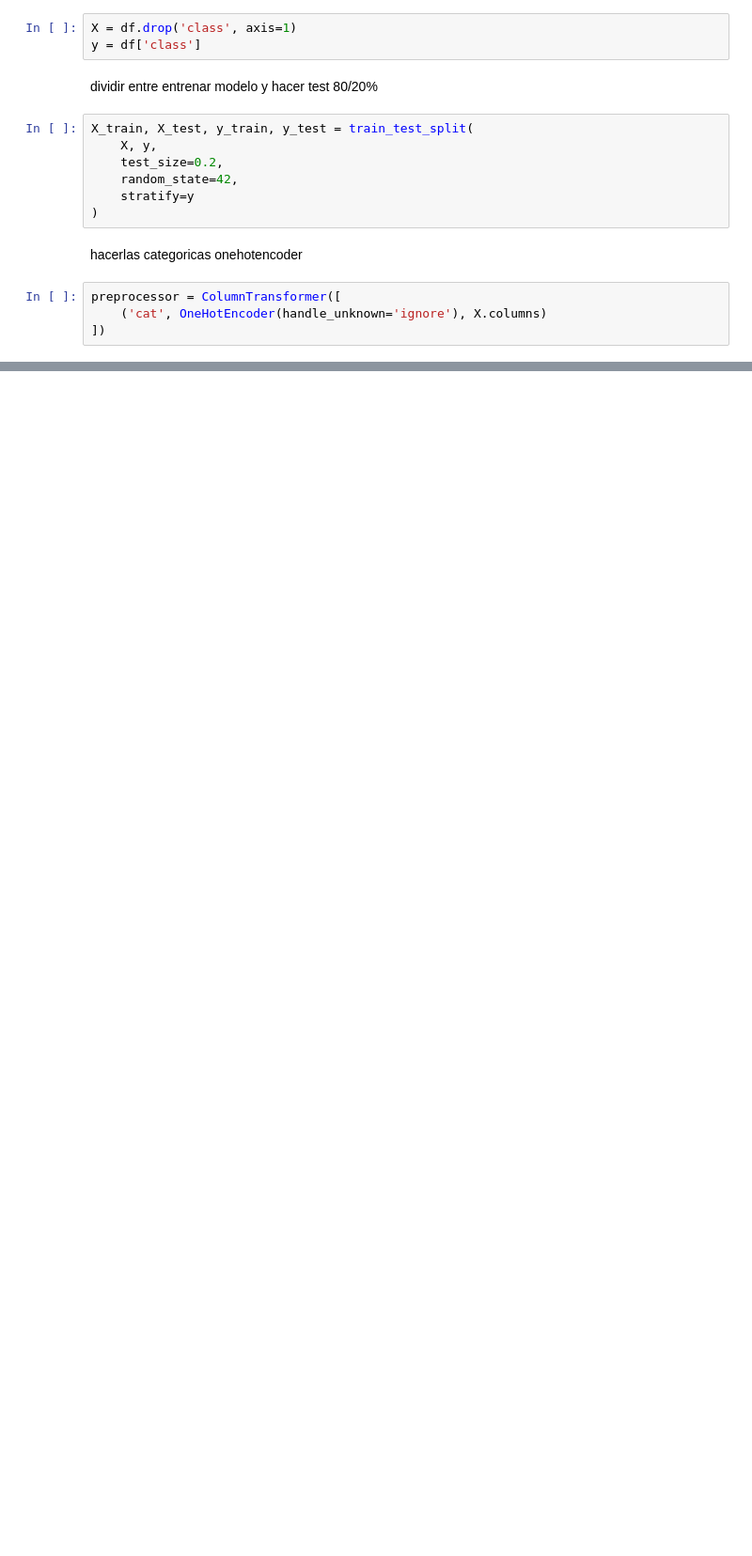
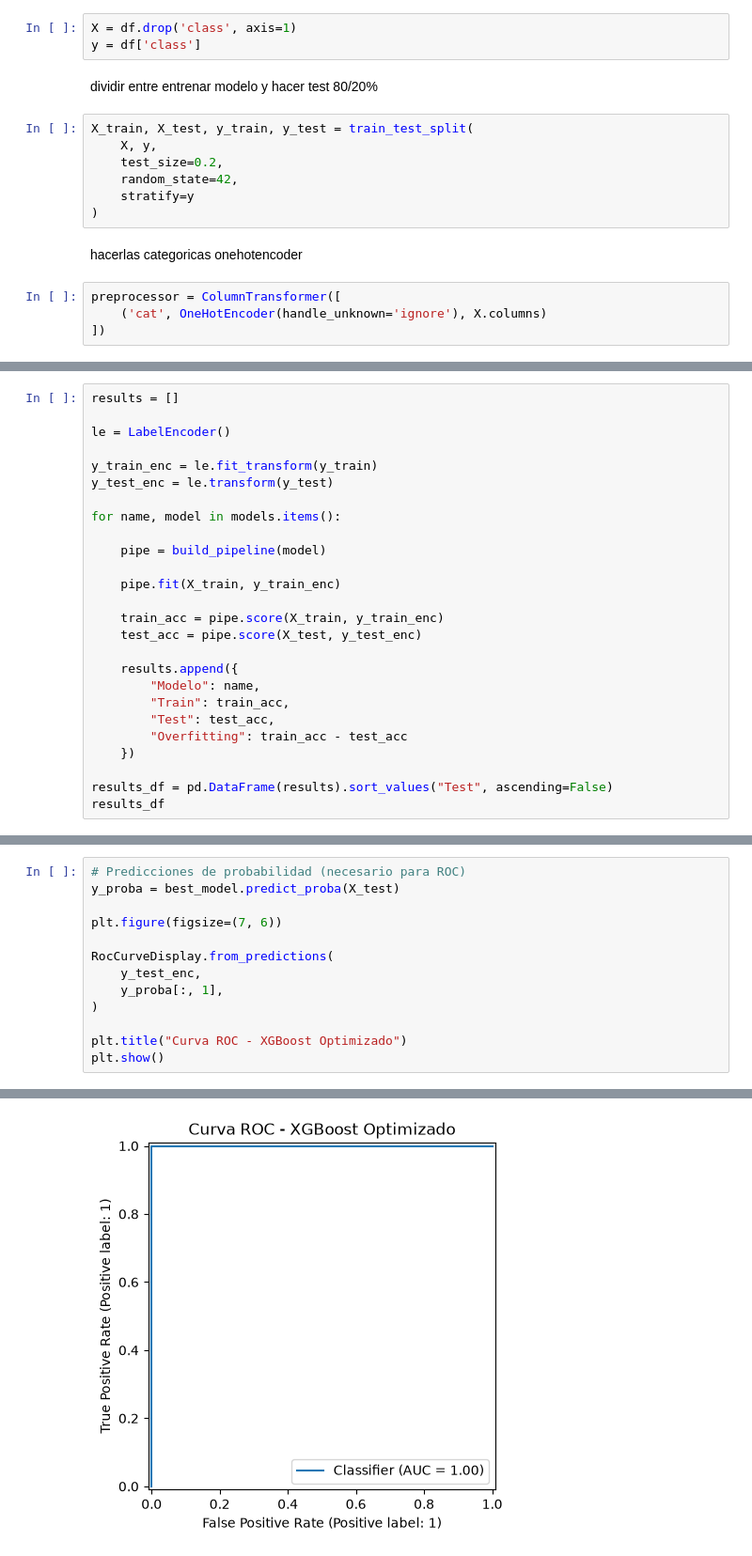
Before and after one commit to Bootcamp-DA-P2/DA-project-classification-Grupo-1, a Jupyter notebook: notebooks/02_modelo_clasificacion.ipynb, the cells around one changed output, grey strips where cells are left out. Shown at 94% size. Cells and saved outputs as stored; diff of their text form; blank space fills up the shorter version.

```diff
--- a/notebooks/02_modelo_clasificacion.ipynb
+++ b/notebooks/02_modelo_clasificacion.ipynb
@@ -121,0 +65,26 @@ results
+# %%
+results = []
+
+le = LabelEncoder()
+
+y_train_enc = le.fit_transform(y_train)
+y_test_enc = le.transform(y_test)
+
+for name, model in models.items():
+
+    pipe = build_pipeline(model)
+
+    pipe.fit(X_train, y_train_enc)
+
+    train_acc = pipe.score(X_train, y_train_enc)
+    test_acc = pipe.score(X_test, y_test_enc)
+
+    results.append({
+        "Modelo": name,
+        "Train": train_acc,
+        "Test": test_acc,
+        "Overfitting": train_acc - test_acc
+    })
+
+results_df = pd.DataFrame(results).sort_values("Test", ascending=False)
+results_df
@@ -121,0 +244,14 @@ results
+# %%
+# Predicciones de probabilidad (necesario para ROC)
+y_proba = best_model.predict_proba(X_test)
+
+plt.figure(figsize=(7, 6))
+
+RocCurveDisplay.from_predictions(
+    y_test_enc,
+    y_proba[:, 1],
+)
+
+plt.title("Curva ROC - XGBoost Optimizado")
+plt.show()
+# %% [output]
@@ -121,0 +259 @@ results
+[figure, added]
```
Also changed, not shown: parts of 15 cells of this notebook.
